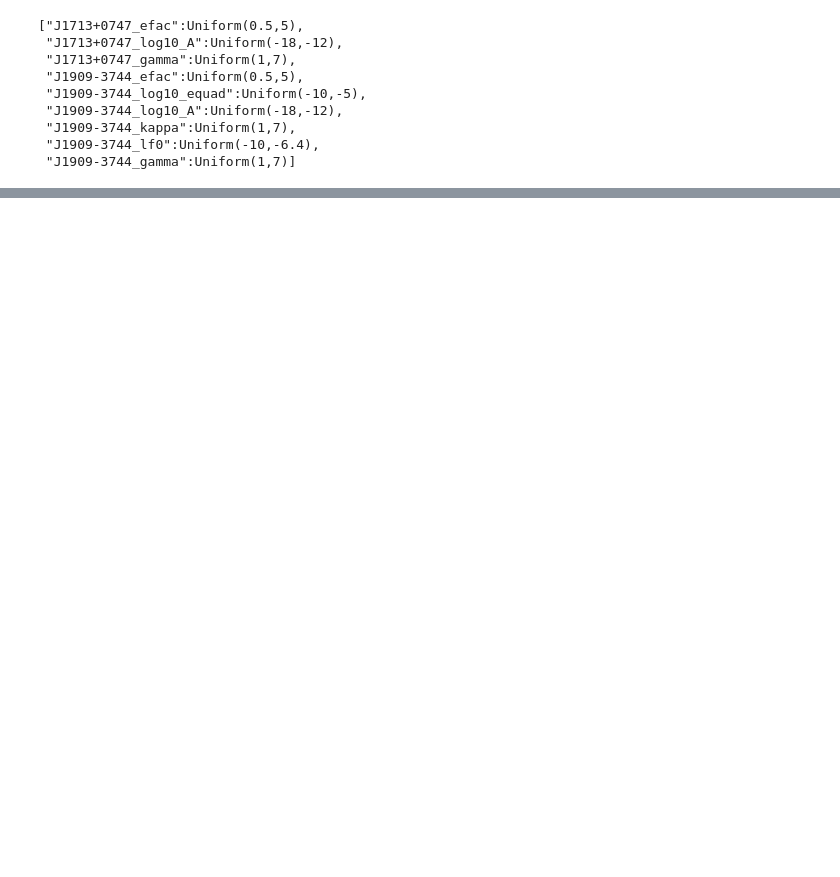
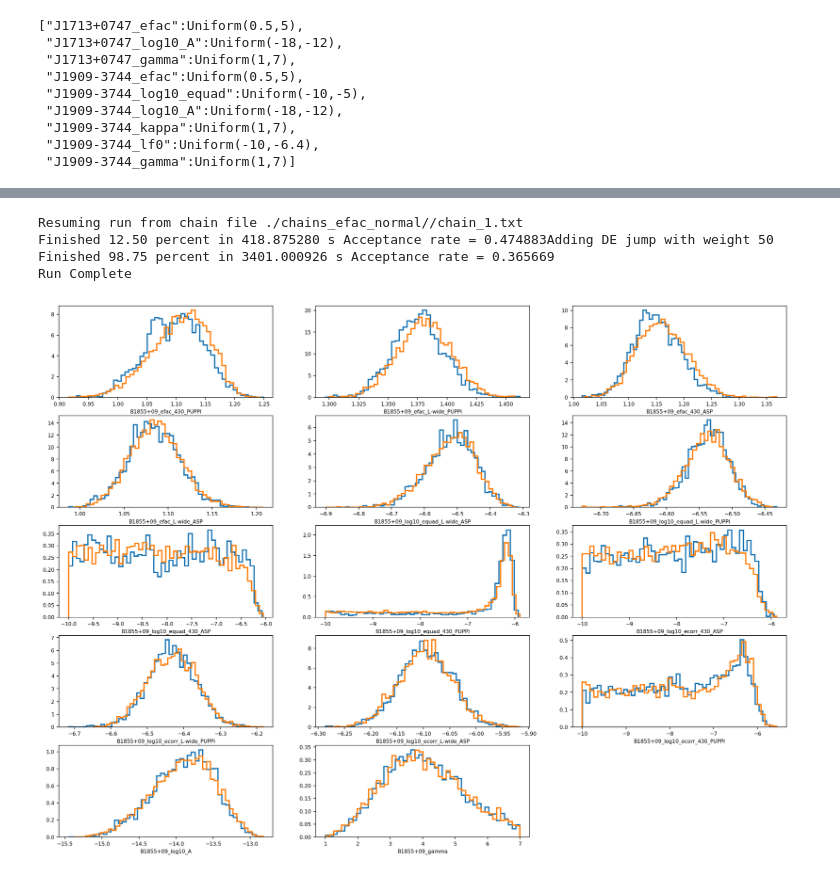
Before and after one commit to paulthebaker/enterprise, a Jupyter notebook: notebooks/jae_tests.ipynb, the cells around one changed output, grey strips where cells are left out. Cells and saved outputs as stored; diff of their text form; code cells hidden in the pictures; blank space fills up the shorter version.

Commit message:
Updated notebook to include backend flags.

```diff
--- a/notebooks/jae_tests.ipynb
+++ b/notebooks/jae_tests.ipynb
@@ -444,0 +529,24 @@ masks
+# %%
+# white noise
+#efac = Uniform(0.5, 3)
+efac = Normal(mu=1, sigma=0.2)
+equad = Uniform(-10, -5)
+ecorr = Uniform(-10, -5)
+
+ef = MeasurementNoise(efac=efac, by_backend=True)
+eq = EquadNoise(log10_equad=equad, by_backend=True)
+ec = EcorrBasisModel(log10_ecorr=ecorr, by_backend=True)
+
+# red noise
+pl = Function(powerlaw, log10_A=Uniform(-18,-12), gamma=Uniform(1,7))
+turnover = Function(turnover, log10_A=Uniform(-18,-12), gamma=Uniform(1,7),
+                    lf0=Uniform(-10, -6.4), kappa=Uniform(1, 7))
+rn = FourierBasisGP(spectrum=pl, components=30)
+
+# timing model
+tm = TimingModel()
+
+# combined signal
+s1 = ef + eq + ec + rn + tm
+# %%
+lik = Likelihood(psrs, [s1])
@@ -444,0 +582,29 @@ masks
+# %%
+N = 80000
+sampler.sample(p0, N, DEweight=50, SCAMweight=30)
+# %% [output]
+Resuming run from chain file ./chains_efac_normal//chain_1.txt
+Finished 12.50 percent in 418.875280 s Acceptance rate = 0.474883Adding DE jump with weight 50
+Finished 98.75 percent in 3401.000926 s Acceptance rate = 0.365669
+Run Complete
+# %%
+chain = np.loadtxt('chains_efac_normal/chain_1.txt')
+burn = int(0.25*chain.shape[0])
+
+chain2 = np.loadtxt('chains/chain_1.txt')
+burn2 = int(0.25*chain2.shape[0])
+pars = [p.name for p in lik.params]
+plt.rcParams['font.size'] = 8
+plt.figure(figsize=(20, 15))
+for ii in range(14):
+    plt.subplot(5,3,ii+1)
+    plt.hist(chain[burn:,ii], 50, normed=True, lw=2, histtype='step')
+    plt.hist(chain2[burn2:,ii], 50, normed=True, lw=2, histtype='step')
+    plt.xlabel(pars[ii])
+
+plt.savefig('1855_test.pdf')
+#truths = [1.0, np.log10(5e-14), 4.33, 1.0, -7, np.log10(5e-14), 4.33]
+
+#ax = corner(chain[burn:,:-4], labels=pars)
+# %% [output]
+[figure, added]
```
Also changed, not shown: parts of 18 cells of this notebook.
